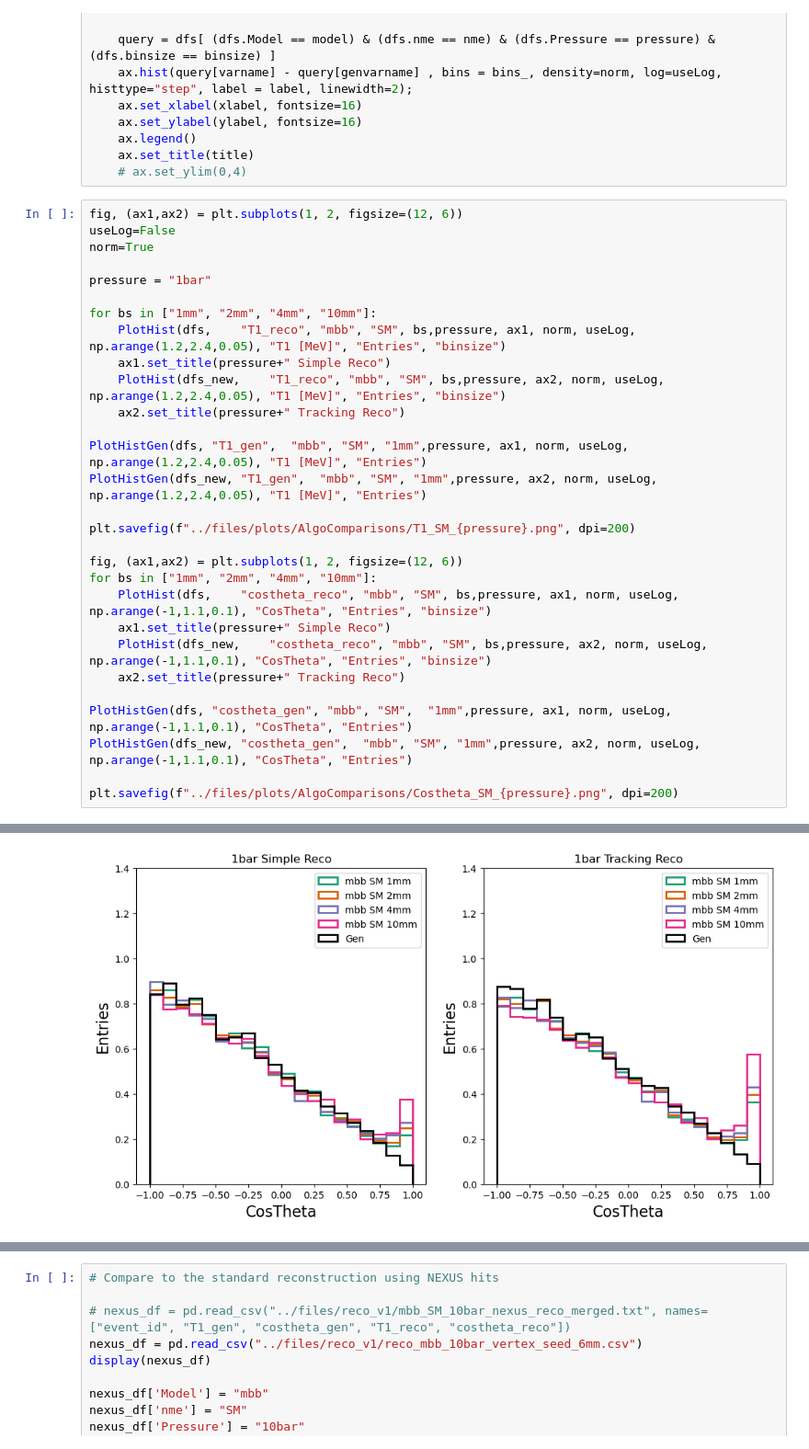
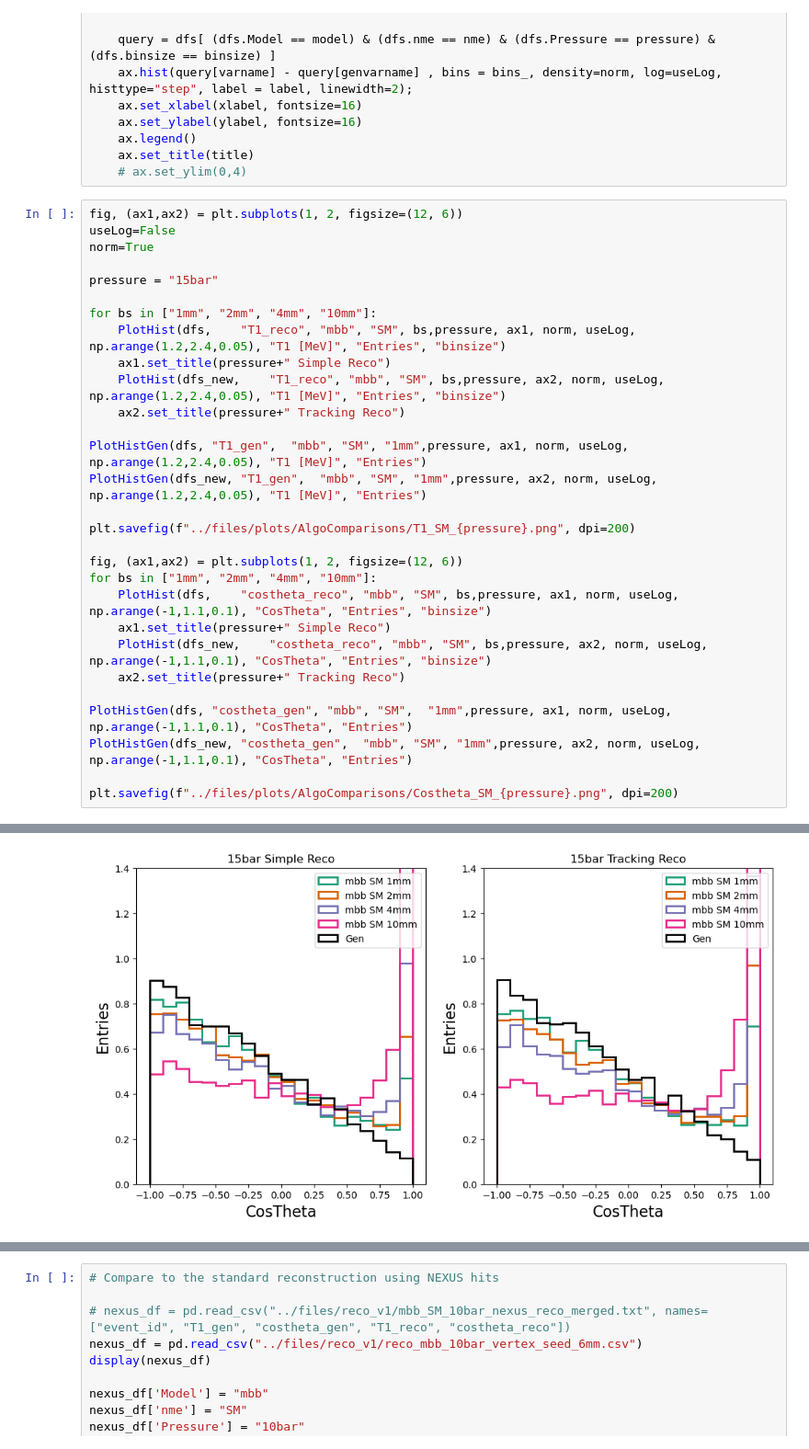
Before and after one commit to kvjmistry/NEXT_nudobe, a Jupyter notebook: workdir/PlotRecoCombined.ipynb, the cells around one changed output, grey strips where cells are left out. Shown at 92% size. Drawn from its saved outputs; the diff is of its cells as text.

```diff
--- a/workdir/PlotRecoCombined.ipynb
+++ b/workdir/PlotRecoCombined.ipynb
@@ -170,7 +170,7 @@ fig, (ax1,ax2) = plt.subplots(1, 2, figsize=(12, 6))
 useLog=False
 norm=True
 
-pressure = "1bar"
+pressure = "15bar"
 
 for bs in ["1mm", "2mm", "4mm", "10mm"]:
     PlotHist(dfs,    "T1_reco", "mbb", "SM", bs,pressure, ax1, norm, useLog, np.arange(1.2,2.4,0.05), "T1 [MeV]", "Entries", "binsize")
@@ -199,4 +199,4 @@ plt.savefig(f"../files/plots/AlgoComparisons/Costheta_SM_{pressure}.png", dpi=20
-[figure, old version]
+[figure, new version]
 # %%
 fig, (ax1,ax2) = plt.subplots(1, 2, figsize=(12, 6))
 useLog=False
```
Also changed, not shown: parts of 4 cells of this notebook, 4 other files.
